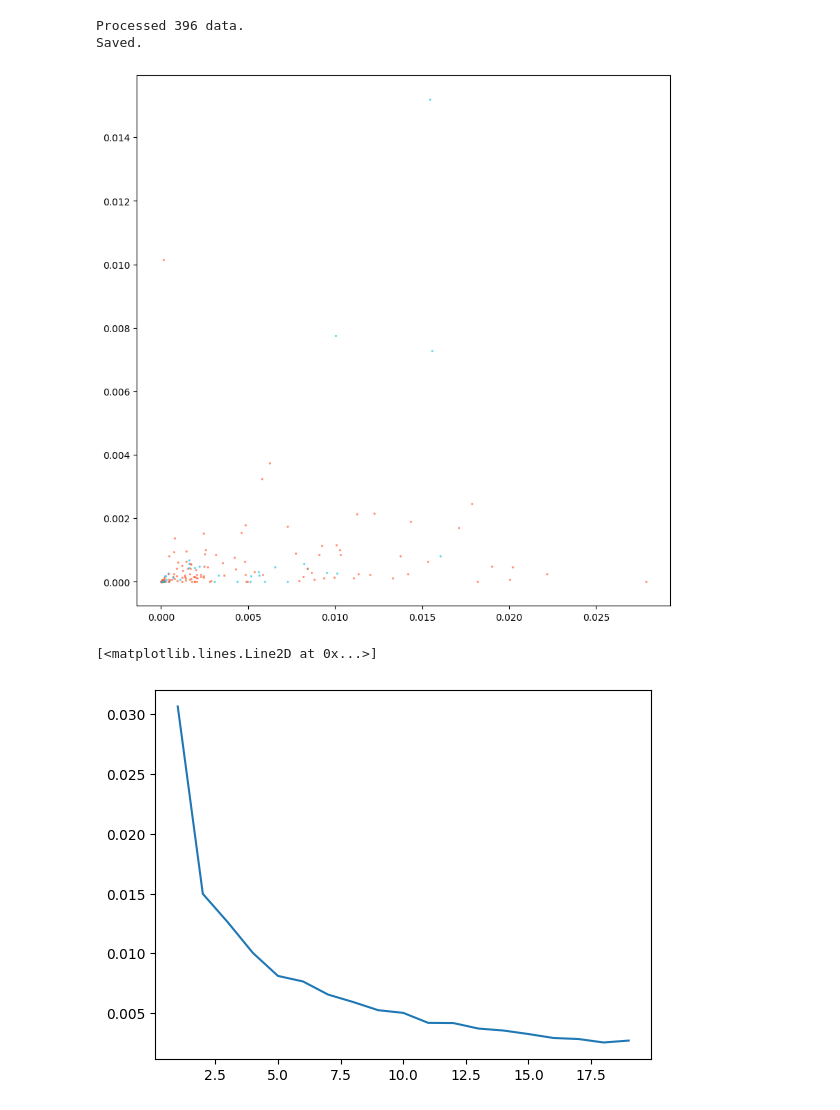
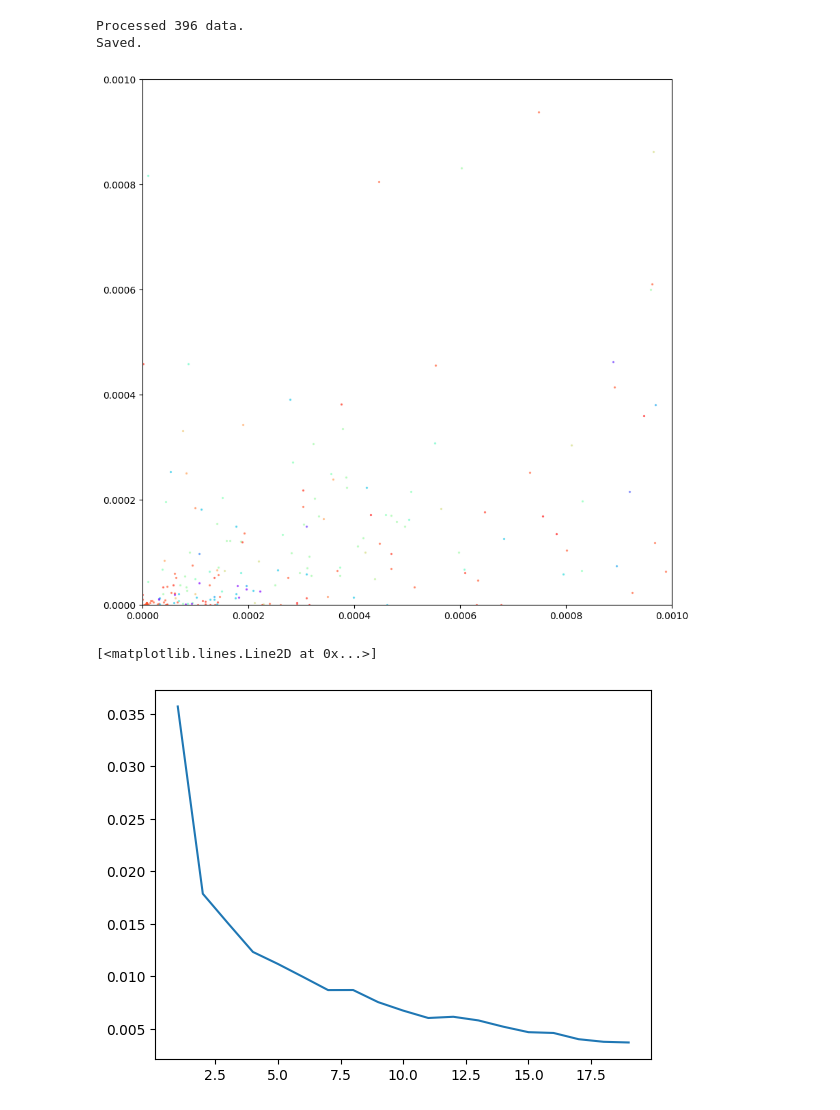
Before and after one commit to chenhi/groove_gang, a Jupyter notebook: demo_clustering.ipynb, the cells around one changed output. Drawn from its saved outputs; the diff is of its cells as text; code cells hidden in the pictures.

```diff
--- a/demo_clustering.ipynb
+++ b/demo_clustering.ipynb
@@ -31,5 +31,5 @@ def get_reduced_groove_type(key: str):
 # Some settings
 DROP_FILL = True
 REDUCED_CATEGORIES = True
-REPROCESS = True
-SAVE_PROCESSED = True
+REPROCESS = False
+SAVE_PROCESSED = False
@@ -155,7 +142,7 @@ else:
 Processed 396 data.
 Saved.
 # %%
-INCLUDE = True
+INCLUDE = False
 INCLUDE_INDICES = [groove_names.index('rock'), groove_names.index('funk')]
 EXCLUDE_INDICES = []
 
@@ -178,17 +165,17 @@ kdata = keys[inds]
 # %%
 pca = PCA(n_components=2)
 pca.fit(mdata)
 red_measures = pca.transform(mdata)
 
 plt.figure(figsize=(10,10))
-# ax = plt.gca()
-# ax.set_xlim([0, .001])
-# ax.set_ylim([0, .001])
+ax = plt.gca()
+ax.set_xlim([0, .001])
+ax.set_ylim([0, .001])
 
 for i in range(len(mdata)):
         plt.scatter(mdata[i,0], mdata[i,1], color=groove_colors[ndata[i]], alpha=0.5, s=2)
 # %% [output]
-[figure, old version]
+[figure, new version]
 # %%
 from sklearn.cluster import KMeans
 
@@ -203,7 +190,7 @@ for i in range(1, len(groove_names) + 1, 1):
 plt.plot(range(1, len(groove_names) + 1, 1), errors)
 # %% [output]
 [<matplotlib.lines.Line2D at 0x...>]
-[figure, old version]
+[figure, new version]
 # %%
 NUM_CLUSTERS = 2
 
```
Also changed, not shown: parts of 3 cells of this notebook, 2 other files.
